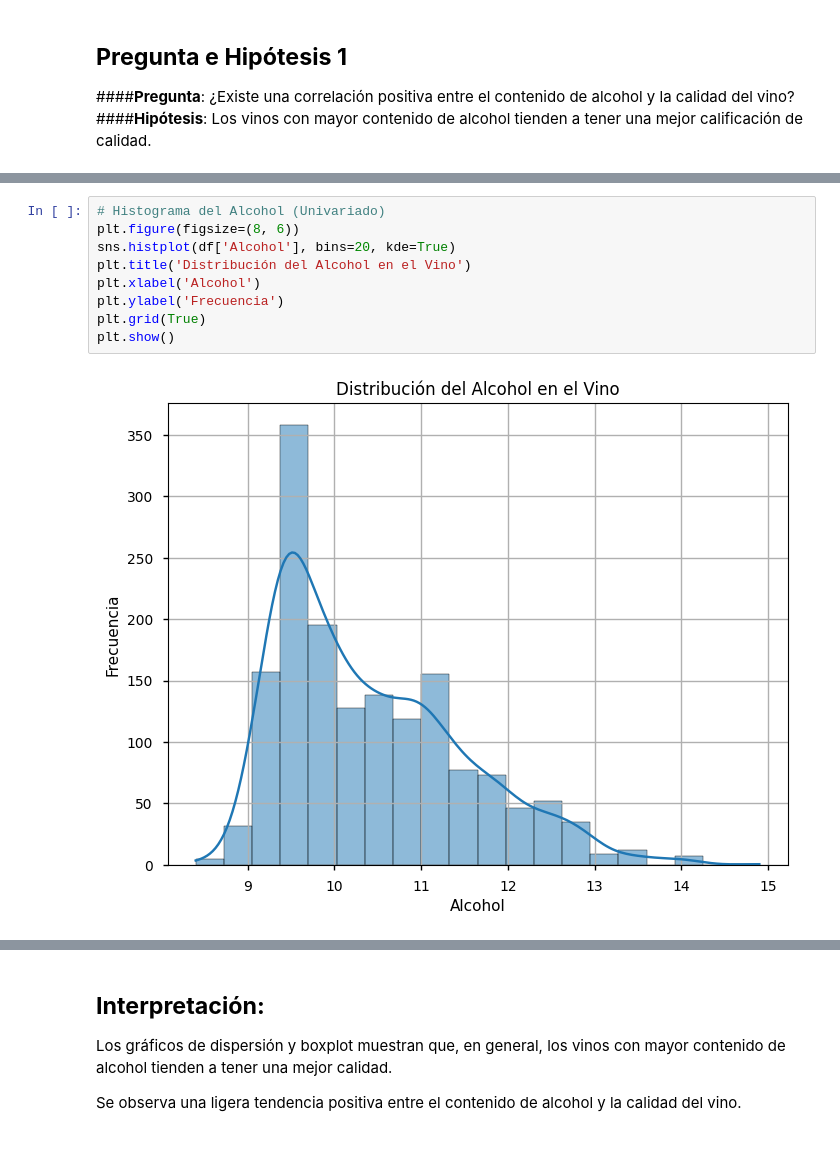
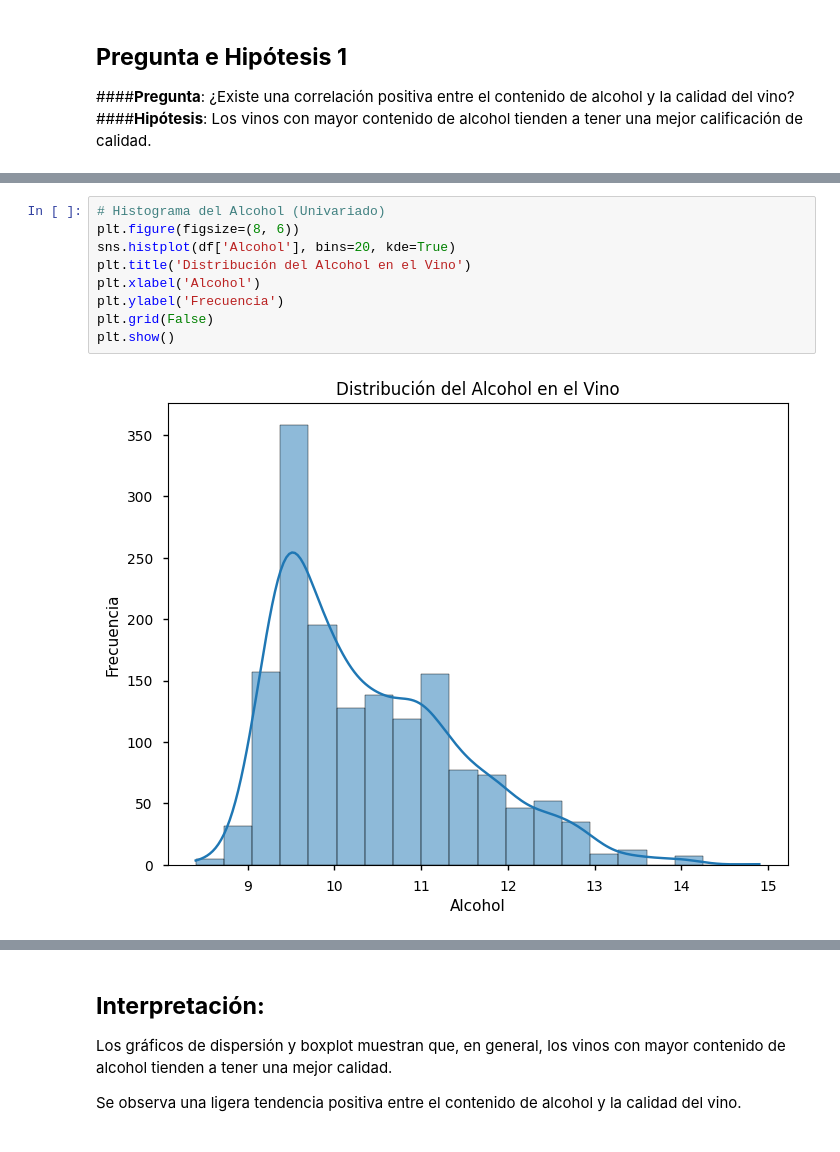
Before and after one commit to tdiego74/Clase_Data_Science_I_PBLC, a Jupyter notebook: ProyectoDS_ParteII_Tocci.ipynb, the cells around one changed output, grey strips where cells are left out. Drawn from its saved outputs; the diff is of its cells as text.

```diff
--- a/ProyectoDS_ParteII_Tocci.ipynb
+++ b/ProyectoDS_ParteII_Tocci.ipynb
@@ -189,14 +189,14 @@ plt.show()
 # %%
 # Histograma del Alcohol (Univariado)
 plt.figure(figsize=(8, 6))
 sns.histplot(df['Alcohol'], bins=20, kde=True)
 plt.title('Distribución del Alcohol en el Vino')
 plt.xlabel('Alcohol')
 plt.ylabel('Frecuencia')
-plt.grid(True)
+plt.grid(False)
 plt.show()
 # %% [output]
-[figure, old version]
+[figure, new version]
 # %%
 # Scatterplot: Relación entre Alcohol y Calidad del Vino (Bivariado)
 fig, ax = plt.subplots(figsize=(8, 6))
```
Also changed, not shown: parts of 8 cells of this notebook.
